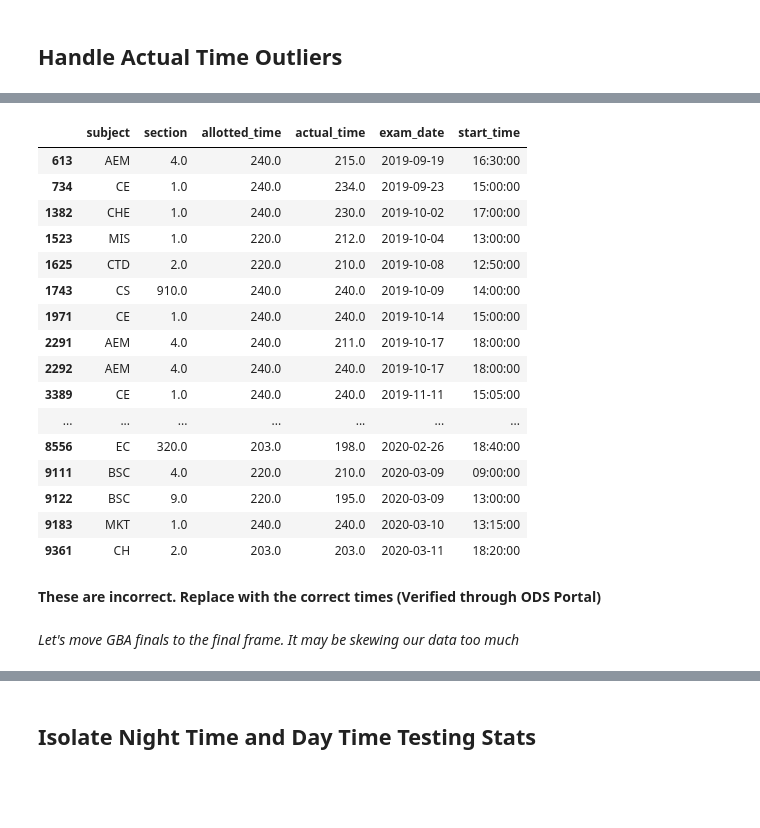
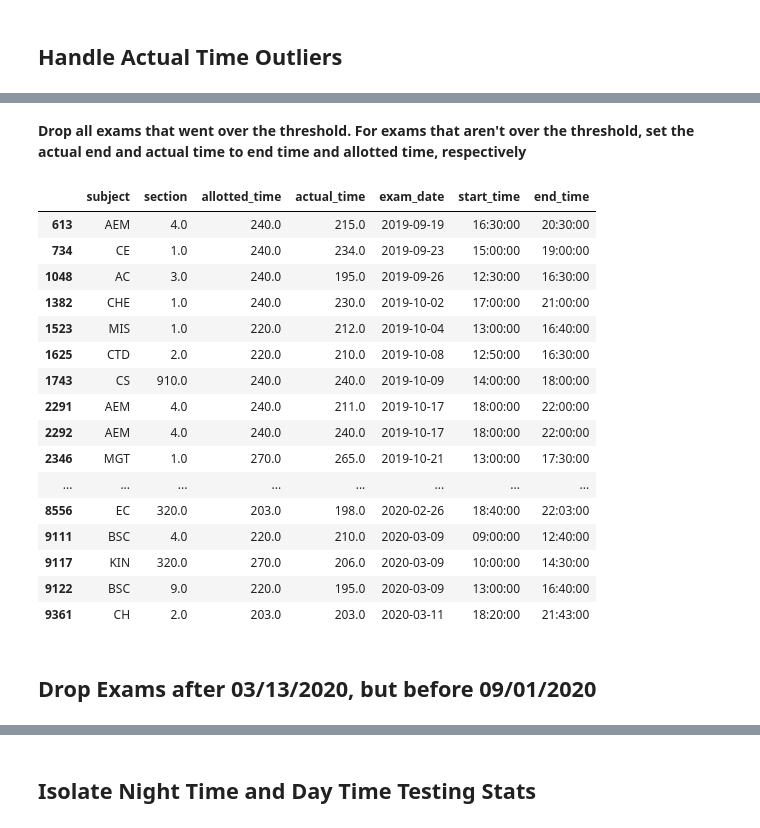
Before and after one commit to dihoxy/ODS-Test-Center-Project, a Jupyter notebook: Handling Outliers and Basic Exploratory Analysis.ipynb, the cells around one changed output, grey strips where cells are left out. Drawn from its saved outputs; the diff is of its cells as text; code cells hidden in the pictures; blank space fills up the shorter version.

```diff
--- a/Handling Outliers and Basic Exploratory Analysis.ipynb
+++ b/Handling Outliers and Basic Exploratory Analysis.ipynb
@@ -103,3 +73,4 @@ ods.loc[(ods['subject'] == 'ENGR'), 'allotted_time'].mean()
 # %%
-drop = ods[ods['allotted_time']==5070].index
+drop = ods.loc[ods['allotted_time']==5070].index
+# drop = ods[ods['allotted_time']==5070].index
 ods.drop(index=drop, inplace=True)
@@ -107,0 +85,12 @@ ods.drop(index=drop, inplace=True)
+# %%
+gba_finals = ods[(ods['subject']=='GBA') & (ods['exam_date']=='2019-11-22')
+                |(ods['allotted_time']==360.0)|(ods['allotted_time']==480.0)|
+                (ods['allotted_time']==240.0) & (ods['subject']=='GBA')]
+
+odsFinals = pd.concat([odsFinals, gba_finals])
+
+idx =  ods[(ods['subject']=='GBA') & (ods['exam_date']=='2019-11-22')
+                | (ods['allotted_time']==360.0)|(ods['allotted_time']==480.0)|
+                (ods['allotted_time']==240.0) & (ods['subject']=='GBA')].index
+
+ods.drop(index=idx, inplace=True)
@@ -178,5 +229,5 @@ ods.drop(index=ods[(ods['allotted_time'] == 0.0) & (ods['actual_time'].isna())].
 # %%
-# ods.drop(index=7237,inplace=True)
+ods.drop(index=7237,inplace=True)
 # %% [markdown]
 **Fill in the missing allotted time for EC with 113**
 # %%
@@ -214,26 +260,29 @@ ods.loc[ods['allotted_time']< 30, ['allotted_time', 'actual_time', 'subject', 's
+# %% [markdown]
+**Drop all exams that went over the threshold. For exams that aren't over the threshold, set the actual end and actual time to end time and allotted time, respectively**
 # %%
+allot_thresh = ods['allotted_time'] + (ods['allotted_time']*0.05)
+allot_indx = ods.loc[ods['actual_time'] > allot_thresh].index
+ods.drop(index=allot_indx, inplace=True)
 idx = ods.loc[ods['actual_time'] > ods['allotted_time']].index
 ods.loc[idx, ['actual_end']] = ods['end_time']
 ods.loc[idx, ['actual_time']] = ods['allotted_time']
 # %%
-ods.loc[ods['actual_time'] > 194, ['subject', 'section', 'allotted_time', 'actual_time', 'exam_date', 'start_time']]
+ods.loc[ods['actual_time'] > 194, ['subject', 'section', 'allotted_time', 'actual_time', 'exam_date', 'start_time', 'end_time']]
 # %% [output]
-|  | subject | section | allotted_time | actual_time | exam_date | start_time |
-| 613 | AEM | 4.0 | 240.0 | 215.0 | 2019-09-19 | 16:30:00 |
-| 734 | CE | 1.0 | 240.0 | 234.0 | 2019-09-23 | 15:00:00 |
-| 1382 | CHE | 1.0 | 240.0 | 230.0 | 2019-10-02 | 17:00:00 |
-| 1523 | MIS | 1.0 | 220.0 | 212.0 | 2019-10-04 | 13:00:00 |
-| 1625 | CTD | 2.0 | 220.0 | 210.0 | 2019-10-08 | 12:50:00 |
-| 1743 | CS | 910.0 | 240.0 | 240.0 | 2019-10-09 | 14:00:00 |
-| 1971 | CE | 1.0 | 240.0 | 240.0 | 2019-10-14 | 15:00:00 |
-| 2291 | AEM | 4.0 | 240.0 | 211.0 | 2019-10-17 | 18:00:00 |
-| 2292 | AEM | 4.0 | 240.0 | 240.0 | 2019-10-17 | 18:00:00 |
-| 3389 | CE | 1.0 | 240.0 | 240.0 | 2019-11-11 | 15:05:00 |
-| ... | ... | ... | ... | ... | ... | ... |
-| 8556 | EC | 320.0 | 203.0 | 198.0 | 2020-02-26 | 18:40:00 |
-| 9111 | BSC | 4.0 | 220.0 | 210.0 | 2020-03-09 | 09:00:00 |
-| 9122 | BSC | 9.0 | 220.0 | 195.0 | 2020-03-09 | 13:00:00 |
-| 9183 | MKT | 1.0 | 240.0 | 240.0 | 2020-03-10 | 13:15:00 |
-| 9361 | CH | 2.0 | 203.0 | 203.0 | 2020-03-11 | 18:20:00 |
+|  | subject | section | allotted_time | actual_time | exam_date | start_time | end_time |
+| 613 | AEM | 4.0 | 240.0 | 215.0 | 2019-09-19 | 16:30:00 | 20:30:00 |
+| 734 | CE | 1.0 | 240.0 | 234.0 | 2019-09-23 | 15:00:00 | 19:00:00 |
+| 1048 | AC | 3.0 | 240.0 | 195.0 | 2019-09-26 | 12:30:00 | 16:30:00 |
+| 1382 | CHE | 1.0 | 240.0 | 230.0 | 2019-10-02 | 17:00:00 | 21:00:00 |
+| 1523 | MIS | 1.0 | 220.0 | 212.0 | 2019-10-04 | 13:00:00 | 16:40:00 |
+| 1625 | CTD | 2.0 | 220.0 | 210.0 | 2019-10-08 | 12:50:00 | 16:30:00 |
+| 1743 | CS | 910.0 | 240.0 | 240.0 | 2019-10-09 | 14:00:00 | 18:00:00 |
+| 2291 | AEM | 4.0 | 240.0 | 211.0 | 2019-10-17 | 18:00:00 | 22:00:00 |
+| 2292 | AEM | 4.0 | 240.0 | 240.0 | 2019-10-17 | 18:00:00 | 22:00:00 |
+| 2346 | MGT | 1.0 | 270.0 | 265.0 | 2019-10-21 | 13:00:00 | 17:30:00 |
+| ... | ... | ... | ... | ... | ... | ... | ... |
+| 8556 | EC | 320.0 | 203.0 | 198.0 | 2020-02-26 | 18:40:00 | 22:03:00 |
+| 9111 | BSC | 4.0 | 220.0 | 210.0 | 2020-03-09 | 09:00:00 | 12:40:00 |
+| 9117 | KIN | 320.0 | 270.0 | 206.0 | 2020-03-09 | 10:00:00 | 14:30:00 |
+| 9122 | BSC | 9.0 | 220.0 | 195.0 | 2020-03-09 | 13:00:00 | 16:40:00 |
+| 9361 | CH | 2.0 | 203.0 | 203.0 | 2020-03-11 | 18:20:00 | 21:43:00 |
-# %% [markdown]
-**These are incorrect. Replace with the correct times (Verified through ODS Portal)**
@@ -243,2 +288,0 @@ ods.loc[1048, ['allotted_time']]=150
-# %% [markdown]
-*Let's move GBA finals to the final frame. It may be skewing our data too much*
@@ -253,0 +289,2 @@ ods.drop(index=idx, inplace=True)
+# %% [markdown]
+## Drop Exams after 03/13/2020, but before 09/01/2020
```
Also changed, not shown: parts of 88 cells of this notebook, 3 other files.
